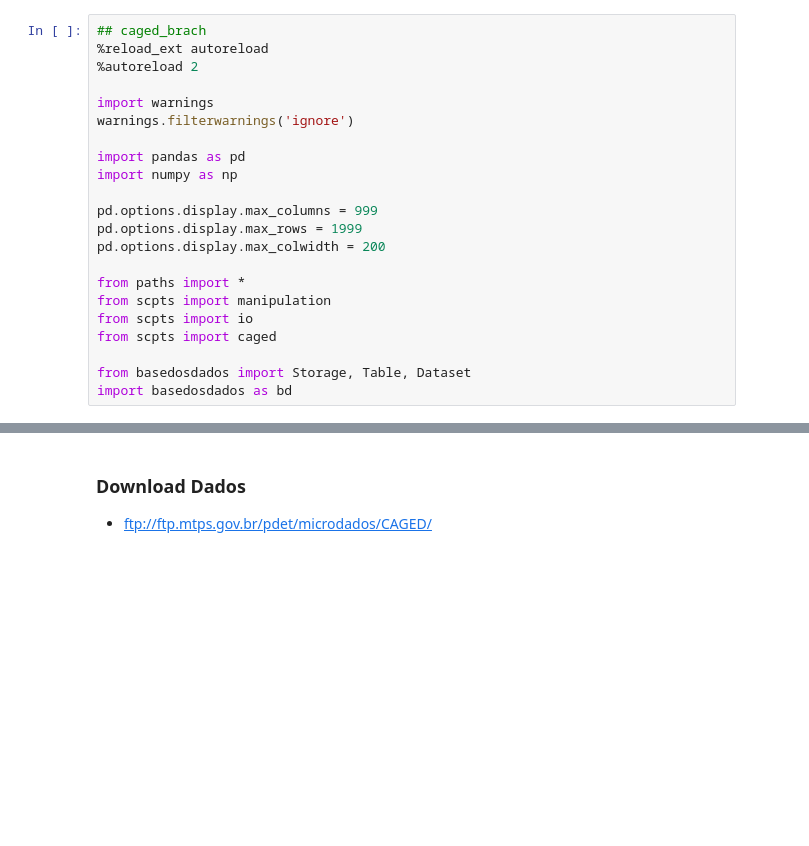
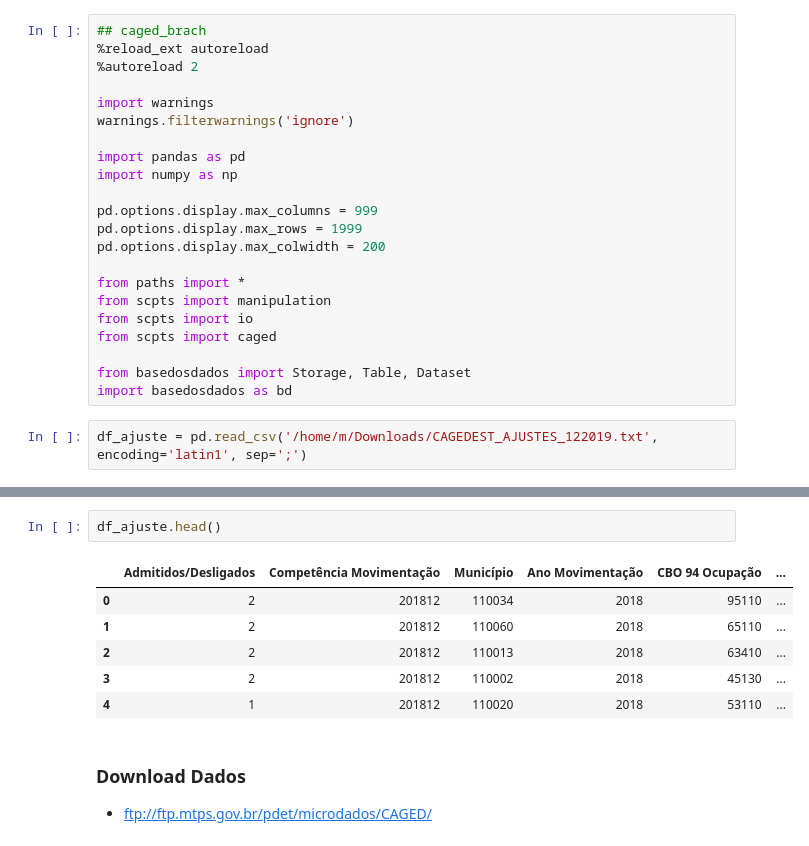
Before and after one commit to d116626/mais_projects, a Jupyter notebook: notebooks/caged.ipynb, the cells around one changed output, grey strips where cells are left out. Drawn from its saved outputs; the diff is of its cells as text; blank space fills up the shorter version.

```diff
--- a/notebooks/caged.ipynb
+++ b/notebooks/caged.ipynb
@@ -20,3 +32,5 @@ from scpts import caged
 
 from basedosdados import Storage, Table, Dataset
 import basedosdados as bd
+# %%
+df_ajuste = pd.read_csv('/home/m/Downloads/CAGEDEST_AJUSTES_122019.txt', encoding='latin1', sep=';')
@@ -23,3 +63,12 @@ import basedosdados as bd
+# %%
+df_ajuste.head()
+# %% [output]
+|  | Admitidos/Desligados | Competência Movimentação | Município | Ano Movimentação | CBO 94 Ocupação | ... |
+| 0 | 2 | 201812 | 110034 | 2018 | 95110 | ... |
+| 1 | 2 | 201812 | 110060 | 2018 | 65110 | ... |
+| 2 | 2 | 201812 | 110013 | 2018 | 63410 | ... |
+| 3 | 2 | 201812 | 110002 | 2018 | 45130 | ... |
+| 4 | 1 | 201812 | 110020 | 2018 | 53110 | ... |
 # %% [markdown]
 ### Download Dados
  - ftp://ftp.mtps.gov.br/pdet/microdados/CAGED/
```
Also changed, not shown: parts of 6 cells of this notebook, 1 other file.
